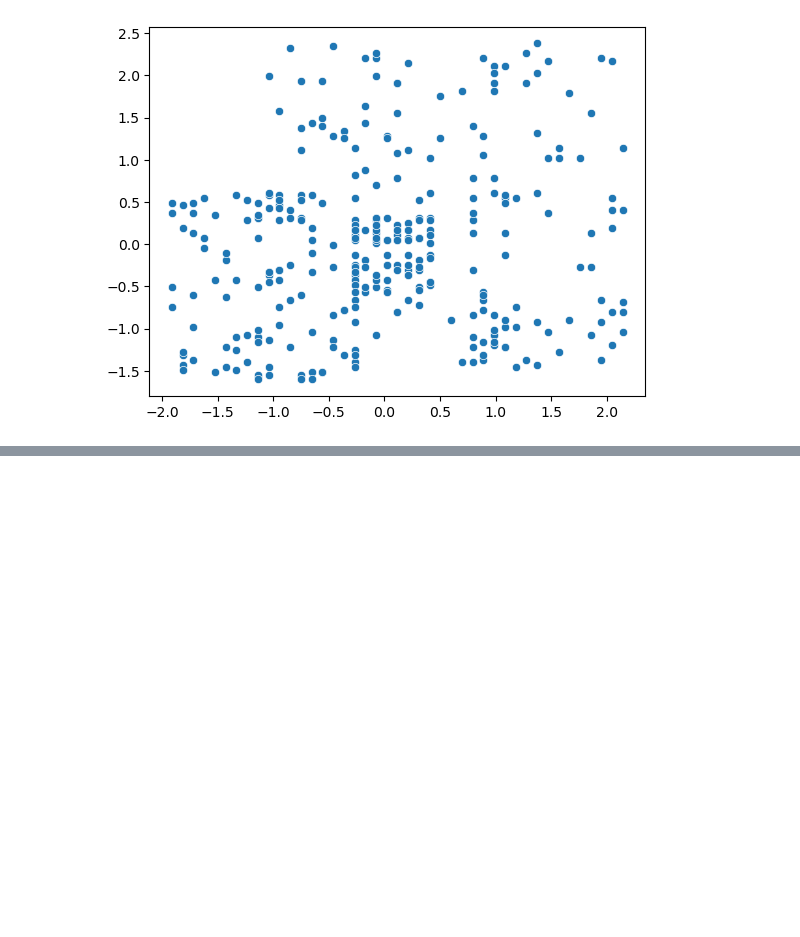
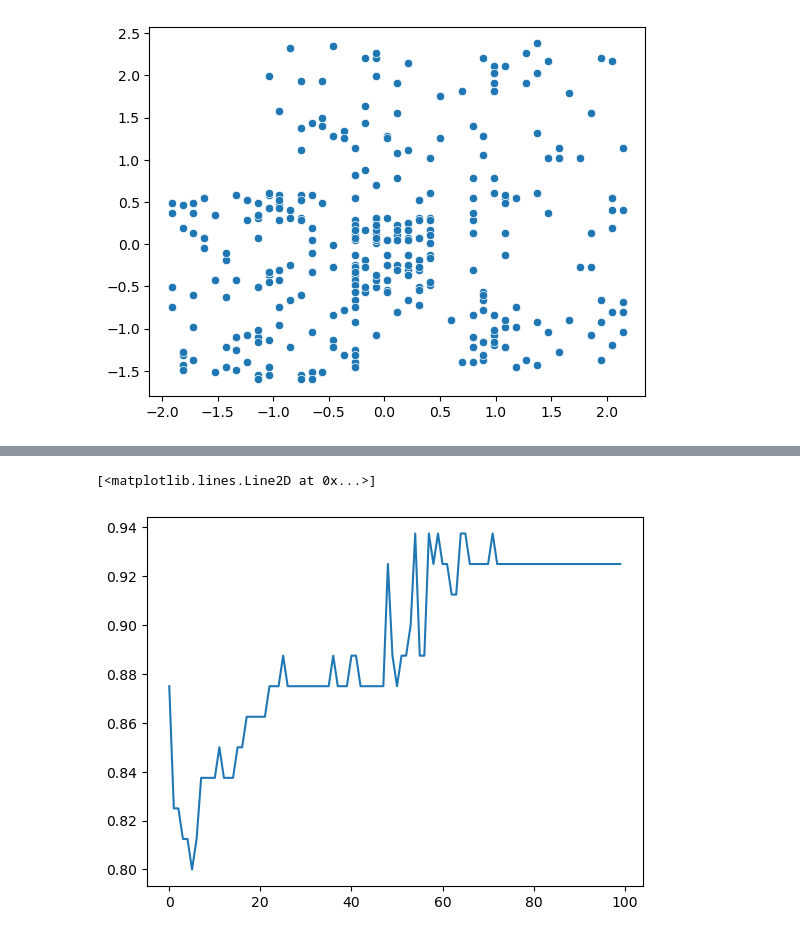
Before and after one commit to 123-231-131/deep_learning, a Jupyter notebook: normalizing_inputs.ipynb, the cells around one changed output, grey strips where cells are left out. Drawn from its saved outputs; the diff is of its cells as text; code cells hidden in the pictures; blank space fills up the shorter version.

```diff
--- a/normalizing_inputs.ipynb
+++ b/normalizing_inputs.ipynb
@@ -132,0 +133,5 @@ Epoch 31/100
+# %%
+plt.plot(history.history['val_accuracy'])
+# %% [output]
+[<matplotlib.lines.Line2D at 0x...>]
+[figure, added]
```
Also changed, not shown: parts of 1 cell of this notebook.
